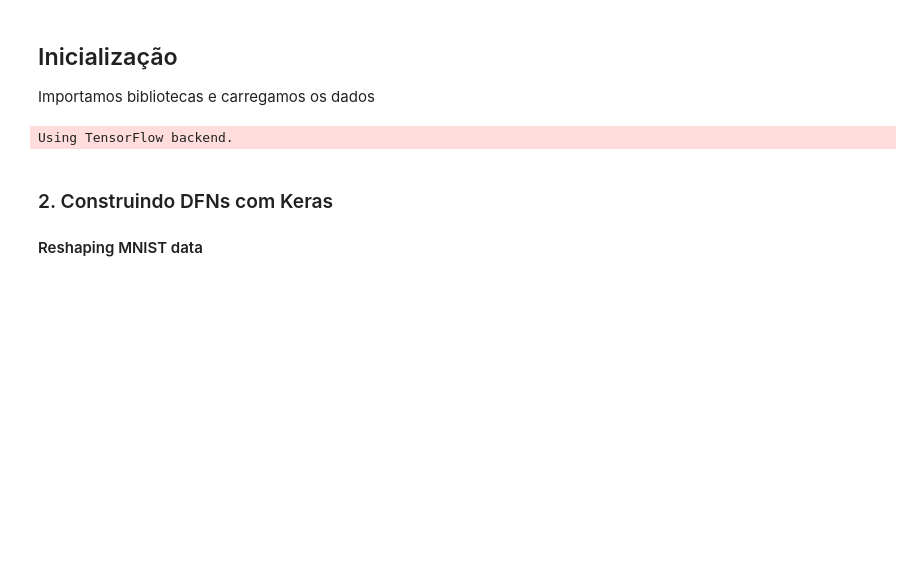
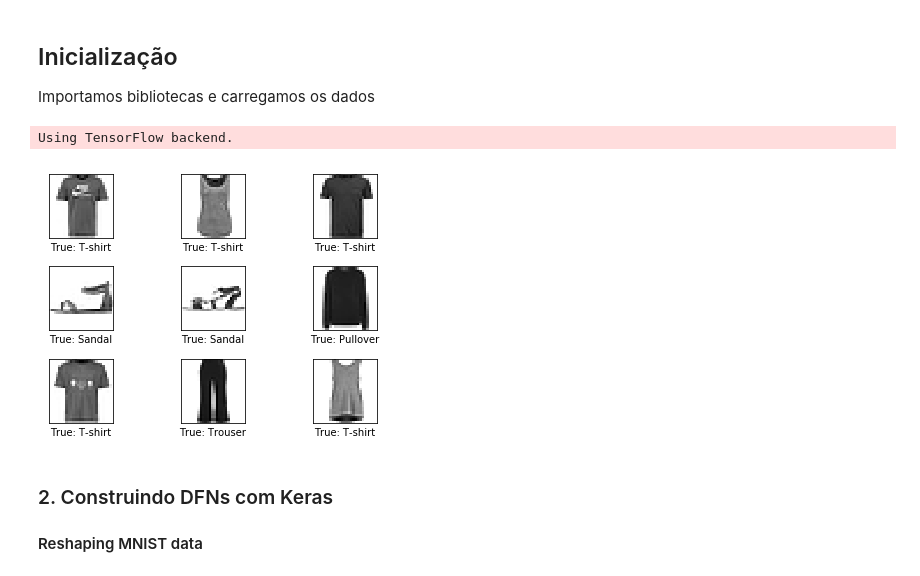
Before and after one commit to MLIME/12aMostra, a Jupyter notebook: src/Keras Tutorial.ipynb, the cells around one changed output. Cells and saved outputs as stored; diff of their text form; code cells hidden in the pictures; blank space fills up the shorter version.

```diff
--- a/src/Keras Tutorial.ipynb
+++ b/src/Keras Tutorial.ipynb
@@ -68,18 +68,25 @@ Esse tutorial é dividido em três partes
 ## Inicialização
 Importamos bibliotecas e carregamos os dados
 # %%
-import helper
+import util
 import numpy as np
 import keras
 from keras.utils import np_utils
 
-X_train, y_train, X_test, y_test = helper.load_mnist_dataset()
+X_train, y_train, X_test, y_test = util.load_mnist_dataset()
+y_train_labels = np.array(util.get_label_names(y_train))
 
-# Converte em one-hot
+# Converte em one-hot para treino
 y_train = np_utils.to_categorical(y_train, 10)
 y_test = np_utils.to_categorical(y_test, 10)
+
+#Mostra algumas imagens
+examples = np.random.randint(0, X_train.shape[0] - 9, 9)
+image_shape = (X_train.shape[2], X_train.shape[3])
+util.plot9images(X_train[examples], y_train_labels[examples], image_shape)
 # %% [output]
 Using TensorFlow backend.
+[figure, added]
 # %% [markdown]
 ### 2. Construindo DFNs com Keras
 
```
Also changed, not shown: parts of 14 cells of this notebook, 2 other files.
